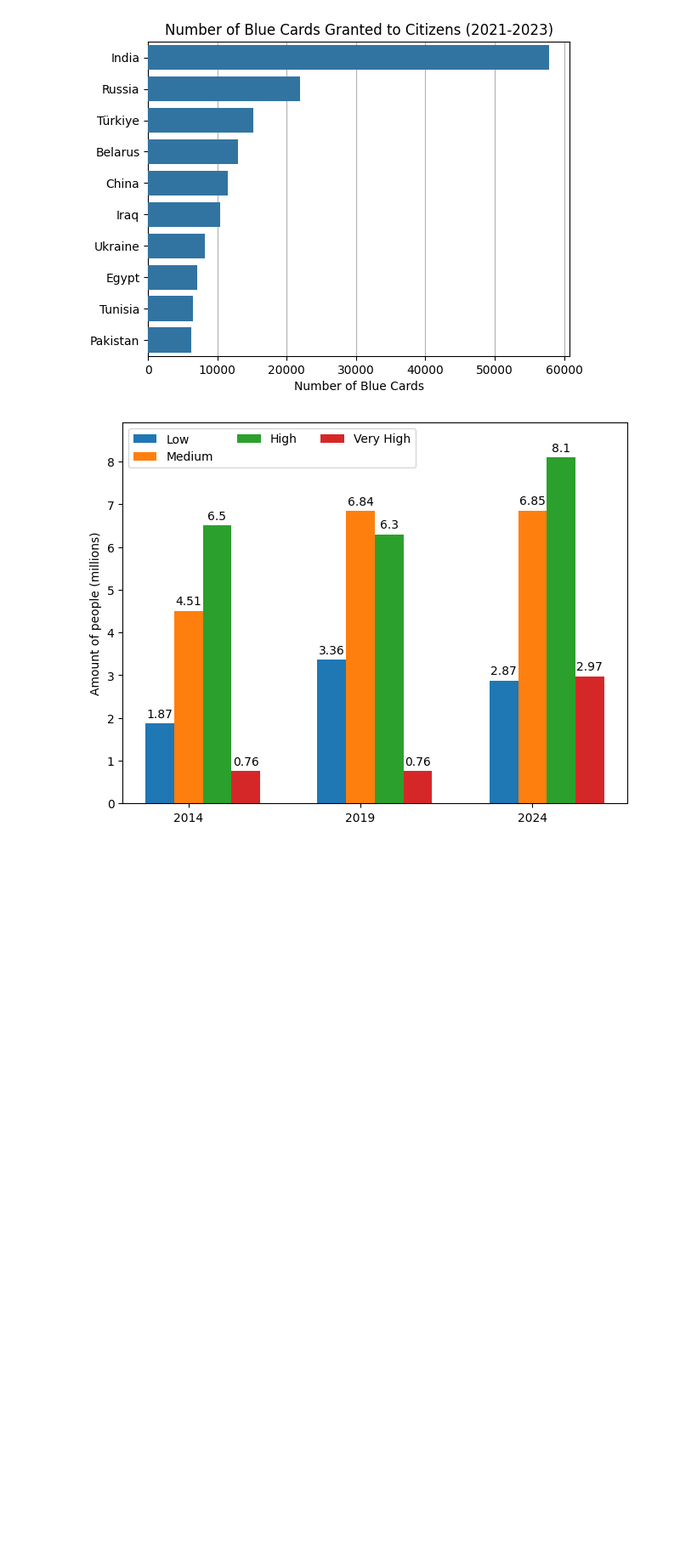
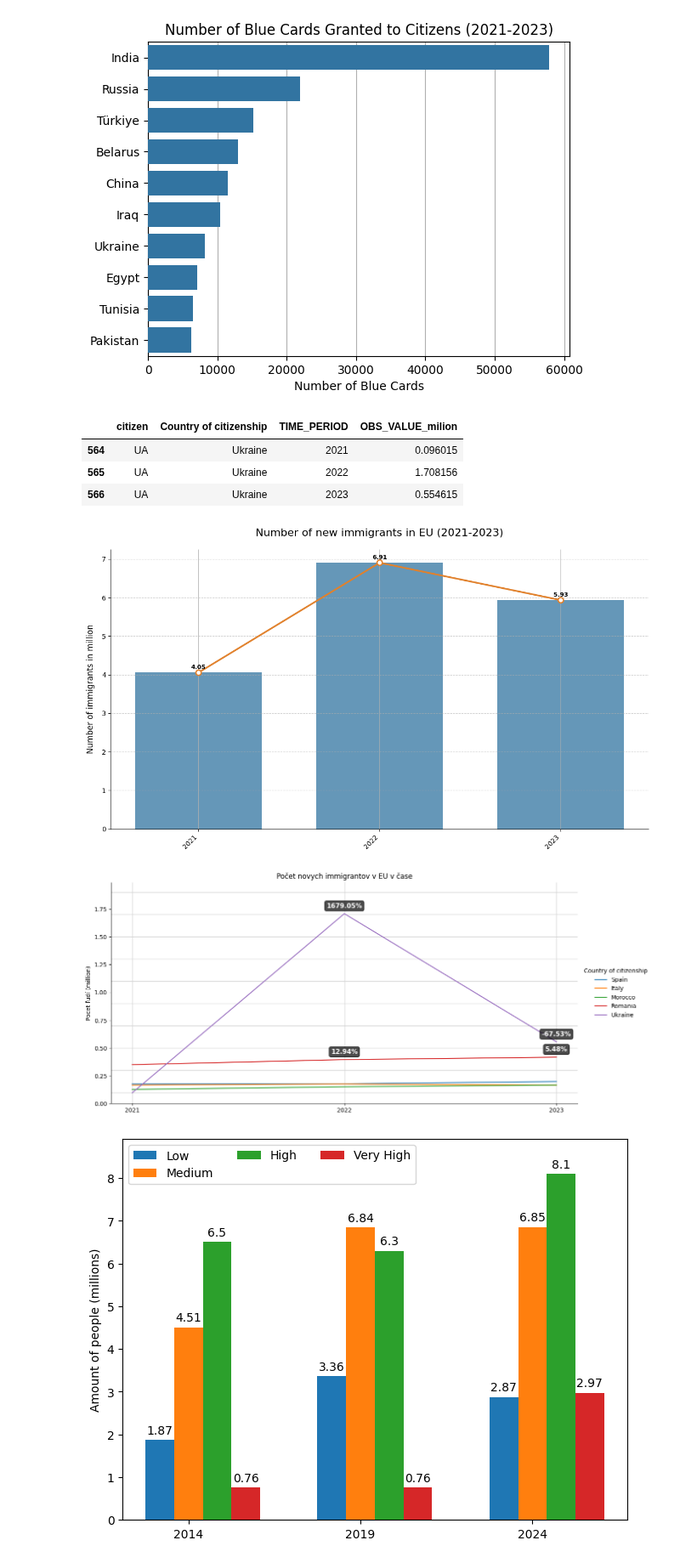
Before and after one commit to loveBeatles/datavis_project, a Jupyter notebook: group_project.ipynb, the cells around one changed output. Shown at 85% size. Saved outputs shown, nothing was run; the diff lists cells and outputs as text; code cells hidden in the pictures; blank space fills up the shorter version.

```diff
--- a/group_project.ipynb
+++ b/group_project.ipynb
@@ -344,6 +344,79 @@ ax.grid(True, axis='x', zorder=0)
 [figure]
 [figure]
 [figure]
+# %%
+url_new_immigrants = "https://raw.githubusercontent.com/loveBeatles/datavis_project/main/data/new_immigrants.csv"
+df_new_immigrants = pd.read_csv(url_new_immigrants,usecols=['citizen', 'Country of citizenship', 'geo', 'Geopolitical entity (reporting)', 'TIME_PERIOD', 'OBS_VALUE'])
+df_new_immigrants['OBS_VALUE_milion'] = df_new_immigrants['OBS_VALUE']/1000000
+df_new_immigrants_inWholeEU = df_new_immigrants[df_new_immigrants['geo']=='EU27_2020']
+df_new_immigrants_by_citizenship = df_new_immigrants[df_new_immigrants['geo']!='EU27_2020'].groupby(by=['citizen', 'Country of citizenship', 'TIME_PERIOD'])['OBS_VALUE_milion'].sum().reset_index()
+display(df_new_immigrants_by_citizenship.query('citizen==\"UA\"'))
+
+fig, ax = plt.subplots(figsize=(12, 7))
+bar_color = '#3274A1'
+line_color = '#E1812C'
+bars = ax.bar(df_new_immigrants_inWholeEU['TIME_PERIOD'], df_new_immigrants_inWholeEU['OBS_VALUE_milion'], color=bar_color, alpha=0.75, width=0.7)
+line = ax.plot(df_new_immigrants_inWholeEU['TIME_PERIOD'], df_new_immigrants_inWholeEU['OBS_VALUE_milion'], color=line_color, lw=2.5,
+    marker='o', markersize=8, markerfacecolor='white', markeredgecolor=line_color, markeredgewidth=2)
+
+years = df_new_immigrants_inWholeEU['TIME_PERIOD'].unique()
+ax.set_xticks(years)
+ax.set_xticklabels(years, rotation=45, ha='right')
+ax.bar_label(bars, fmt='%.2f', fontsize=9, fontweight='bold', padding=3)
+ax.set_xlabel('')
+ax.set_ylabel('Number of immigrants in million', fontsize=12, labelpad=10)
+ax.set_title('Number of new immigrants in EU (2021-2023)', fontsize=16, pad=20)
+ax.grid(axis='x')
+plt.grid(axis='y', alpha=0.6, linestyle='--')
+sns.despine(left=False, bottom=False)
+plt.tight_layout()
+
+list_immigrants_themost = list(df_new_immigrants_by_citizenship.groupby(by='Country of citizenship')['OBS_VALUE_milion'].sum().reset_index().sort_values('OBS_VALUE_milion', ascending=False)['Country of citizenship'][1:6])
+df_new_immigrants_by_citizenship = df_new_immigrants_by_citizenship[df_new_immigrants_by_citizenship['Country of citizenship'].isin(list_immigrants_themost)]
+
+plot_for_number_newimmigrates_trough_time = sns.relplot(data=df_new_immigrants_by_citizenship,
+                                                     x='TIME_PERIOD', y='OBS_VALUE_milion',
+                                                     hue='Country of citizenship', kind="line", zorder=3, height=6, aspect=2)
+plot_for_number_newimmigrates_trough_time.set_axis_labels('', 'Pocet ľudí (million)')
+plot_for_number_newimmigrates_trough_time.set(title='Počet novych immigrantov v EU v čase')
+ax = plot_for_number_newimmigrates_trough_time.axes[0][0]
+for i in range(1, 20, 2):
+  ax.axhline(y=i/10, color='lightgray', linewidth=1, zorder=0)
+for i in range(2021, 2024, 1):
+  ax.axvline(x=i, color='lightgray', linewidth=1, zorder=0)
+ax.set_xticks(range(2021, 2024, 1))
+
+df_new_immigrants_by_citizenship['percentage_change'] = df_new_immigrants_by_citizenship.groupby('Country of citizenship')['OBS_VALUE_milion'].pct_change() * 100
+
+# Annotate the percentage change
+for country in ['Ukraine', 'Romania']:  # df_new_immigrants_by_citizenship['Country of citizenship'].unique()
+    country_data = df_new_immigrants_by_citizenship[df_new_immigrants_by_citizenship['Country of citizenship'] == country]
+    for i, row in country_data.iterrows():
+        x_pos = row['TIME_PERIOD']
+        y_pos = row['OBS_VALUE_milion']
+        perc_change = row['percentage_change']
+        if pd.notna(perc_change):
+            ax.annotate(f'{perc_change:.2f}%',
+                        (x_pos, y_pos),
+                        textcoords="offset points",
+                        xytext=(0, 10),
+                        ha='center',
+                        fontsize=11,
+                        color='white',
+                        weight='bold',
+                        bbox=dict(facecolor='black', alpha=0.7, boxstyle='round,pad=0.3'))
+
+# Настройка, чтоб отсчет в графике был от нуля\n",
+plt.ylim(0, )
+
+plt.show()
+# %% [output]
+|  | citizen | Country of citizenship | TIME_PERIOD | OBS_VALUE_milion |
+| 564 | UA | Ukraine | 2021 | 0.096015 |
+| 565 | UA | Ukraine | 2022 | 1.708156 |
+| 566 | UA | Ukraine | 2023 | 0.554615 |
+[figure, added]
+[figure, added]
 # %%
 # Human_D_of_citizicitizenship
 url_H = "https://raw.githubusercontent.com/loveBeatles/datavis_project/main/data/human.csv"
```
